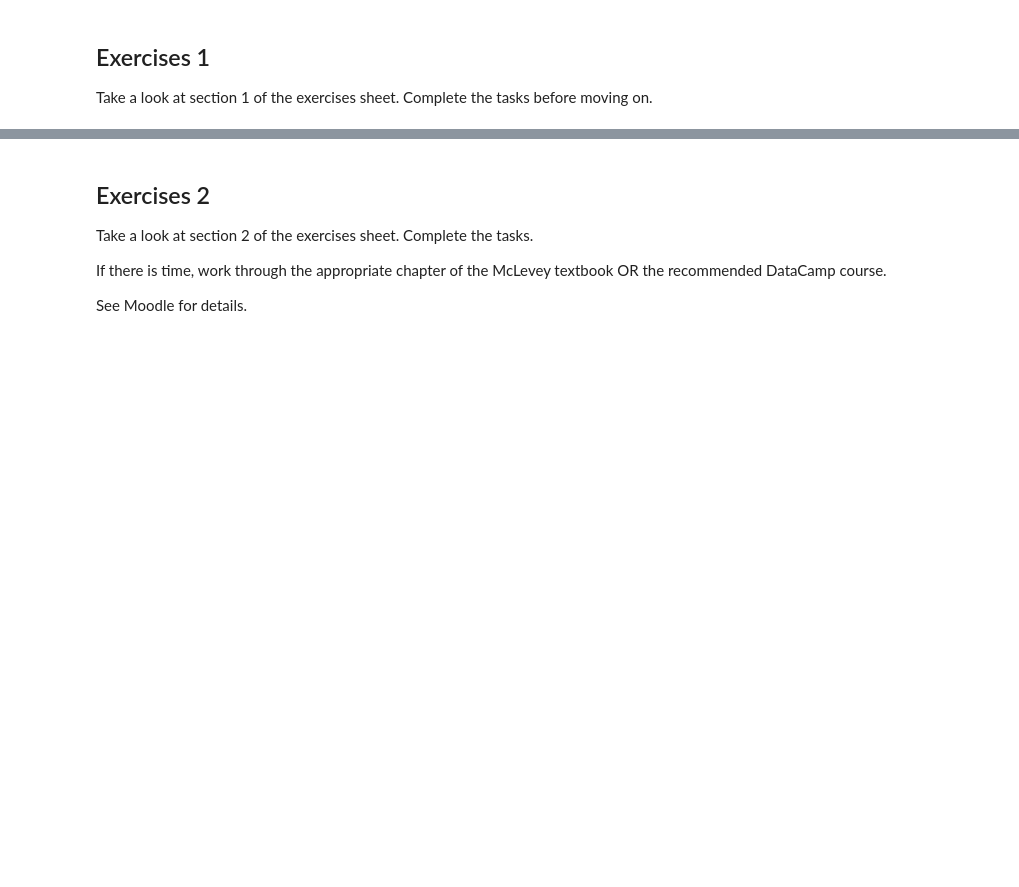
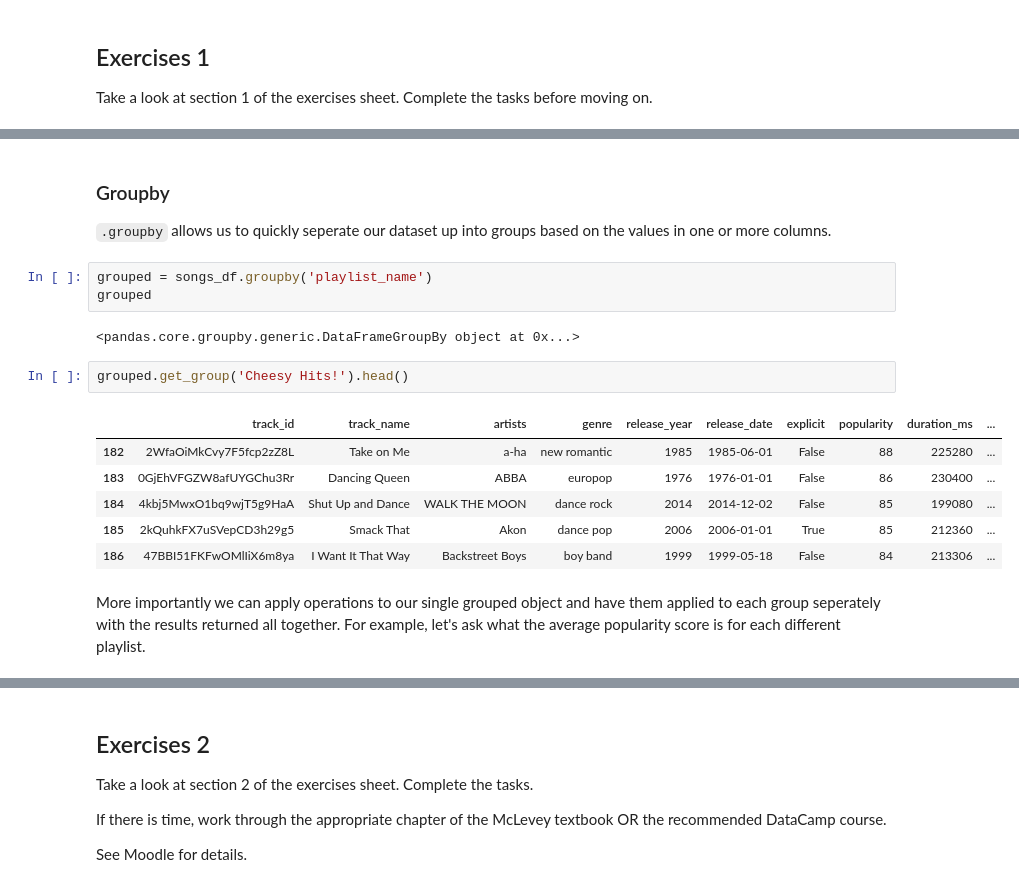
Before and after one commit to Minyall/sc207_2023-24, a Jupyter notebook: 4_5_pandas/5_pandas.ipynb, the cells around one changed output, grey strips where cells are left out. Saved outputs shown, nothing was run; the diff lists cells and outputs as text; blank space fills up the shorter version.

Commit message:
Second half of 5_pandas notebook

```diff
--- a/4_5_pandas/5_pandas.ipynb
+++ b/4_5_pandas/5_pandas.ipynb
@@ -222,0 +313,19 @@ Take a look at section 1 of the exercises sheet. Complete the tasks before movin
+# %% [markdown]
+### Groupby
+`.groupby` allows us to quickly seperate our dataset up into groups based on the values in one or more columns.
+# %%
+grouped = songs_df.groupby('playlist_name')
+grouped
+# %% [output]
+<pandas.core.groupby.generic.DataFrameGroupBy object at 0x...>
+# %%
+grouped.get_group('Cheesy Hits!').head()
+# %% [output]
+|  | track_id | track_name | artists | genre | release_year | release_date | explicit | popularity | duration_ms | ... |
+| 182 | 2WfaOiMkCvy7F5fcp2zZ8L | Take on Me | a-ha | new romantic | 1985 | 1985-06-01 | False | 88 | 225280 | ... |
+| 183 | 0GjEhVFGZW8afUYGChu3Rr | Dancing Queen | ABBA | europop | 1976 | 1976-01-01 | False | 86 | 230400 | ... |
+| 184 | 4kbj5MwxO1bq9wjT5g9HaA | Shut Up and Dance | WALK THE MOON | dance rock | 2014 | 2014-12-02 | False | 85 | 199080 | ... |
+| 185 | 2kQuhkFX7uSVepCD3h29g5 | Smack That | Akon | dance pop | 2006 | 2006-01-01 | True | 85 | 212360 | ... |
+| 186 | 47BBI51FKFwOMlIiX6m8ya | I Want It That Way | Backstreet Boys | boy band | 1999 | 1999-05-18 | False | 84 | 213306 | ... |
+# %% [markdown]
+More importantly we can apply operations to our single grouped object and have them applied to each group seperately with the results returned all together. For example, let's ask what the average popularity score is for each different playlist.
```
Also changed, not shown: parts of 25 cells of this notebook.
